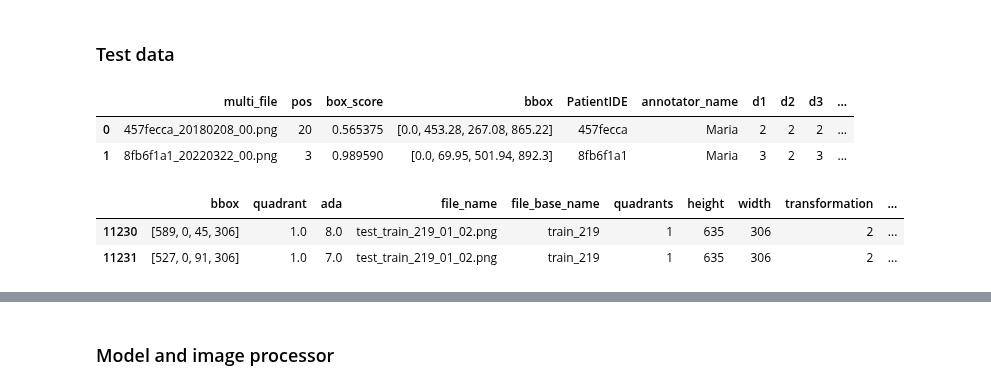
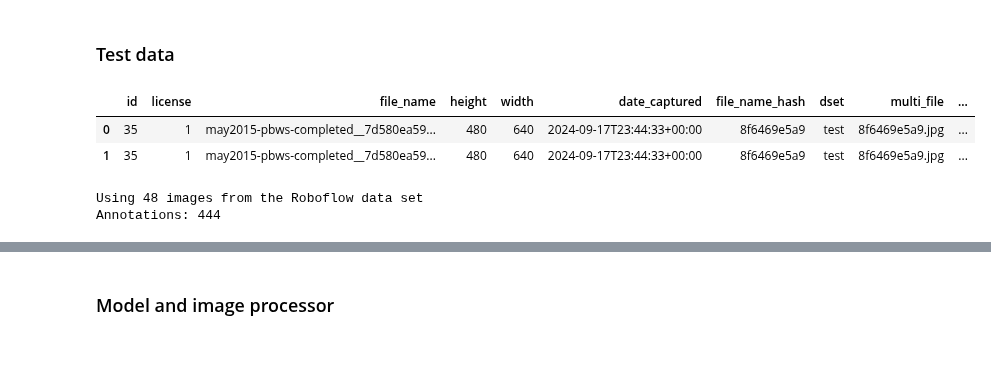
Before and after one commit to awerdich/computervision, a Jupyter notebook: notebooks/detection/10_performance_classes.ipynb, the cells around one changed output, grey strips where cells are left out. Cells and saved outputs as stored; diff of their text form; code cells hidden in the pictures; blank space fills up the shorter version.

```diff
--- a/notebooks/detection/10_performance_classes.ipynb
+++ b/notebooks/detection/10_performance_classes.ipynb
@@ -101,45 +50,33 @@ def detr_detect(detr_model, detr_processor, image, threshold):
 # %% [markdown]
 ### Test data ###
 # %%
-# HSDM DATA
-image_dir = os.path.join(os.environ.get('DATA'), 'dataset_object_240921')
-df_file_name = 'objectdata_240921_clean_ide.parquet'
+# ROBOFLOW DATA
+dataset = 'dataset_object_roboflow_240930'
+image_dir = os.path.join(os.environ.get('DATA'), dataset)
+df_file_name = 'roboflow_240930_dset.parquet'
 df_file = os.path.join(image_dir, df_file_name)
 df = pd.read_parquet(df_file)
-display(df.head(2))
 
 file_col = 'multi_file'
 pos_col = 'pos'
 bbox_col = 'bbox'
+
+# Let's get rid of the rows where we do not have positions
+# And select the test data
+df = df.loc[(~df[pos_col].isnull()) & (df['dset'] == 'test')].\
+    reset_index(drop=True)
+display(df.head(2))
 
 file_name_list = sorted(list(df[file_col].unique()))
 file_list = [os.path.join(image_dir, file) for file in file_name_list]
 # Check the test data
 checked = [is_image(file) for file in file_list]
 assert np.sum(checked) == len(file_list)
+print(f'Using {len(checked)} images from the Roboflow data set')
+print(f'Annotations: {df.shape[0]}')
 # %% [output]
-|  | multi_file | pos | box_score | bbox | PatientIDE | annotator_name | d1 | d2 | d3 | ... |
-| 0 | 457fecca_20180208_00.png | 20 | 0.565375 | [0.0, 453.28, 267.08, 865.22] | 457fecca | Maria | 2 | 2 | 2 | ... |
-| 1 | 8fb6f1a1_20220322_00.png | 3 | 0.989590 | [0.0, 69.95, 501.94, 892.3] | 8fb6f1a1 | Maria | 3 | 2 | 3 | ... |
+|  | id | license | file_name | height | width | date_captured | file_name_hash | dset | multi_file | ... |
+| 0 | 35 | 1 | may2015-pbws-completed__7d580ea59... | 480 | 640 | 2024-09-17T23:44:33+00:00 | 8f6469e5a9 | test | 8f6469e5a9.jpg | ... |
+| 1 | 35 | 1 | may2015-pbws-completed__7d580ea59... | 480 | 640 | 2024-09-17T23:44:33+00:00 | 8f6469e5a9 | test | 8f6469e5a9.jpg | ... |
+Using 48 images from the Roboflow data set
+Annotations: 444
-# %%
-# Dentex testing data
-image_dir = os.path.join(os.environ.get('DATA'), 'dentex_detection_250928', 'test')
-df_file_name = 'train_quadrant_enumeration_test_set.parquet'
-df_file = os.path.join(image_dir, df_file_name)
-df = pd.read_parquet(df_file)
-df = df.loc[(df['dset'] == 'test') & (df['transformation'] == 2)]
-display(df.head(2))
-
-file_col = 'file_name'
-pos_col = 'ada'
-bbox_col = 'bbox'
-
-file_name_list = sorted(list(df[file_col].unique()))
-file_list = [os.path.join(image_dir, file) for file in file_name_list]
-# Check the test data
-checked = [is_image(file) for file in file_list]
-assert np.sum(checked) == len(file_list)
-# %% [output]
-|  | bbox | quadrant | ada | file_name | file_base_name | quadrants | height | width | transformation | ... |
-| 11230 | [589, 0, 45, 306] | 1.0 | 8.0 | test_train_219_01_02.png | train_219 | 1 | 635 | 306 | 2 | ... |
-| 11231 | [527, 0, 91, 306] | 1.0 | 7.0 | test_train_219_01_02.png | train_219 | 1 | 635 | 306 | 2 | ... |
```
Also changed, not shown: parts of 14 cells of this notebook.
